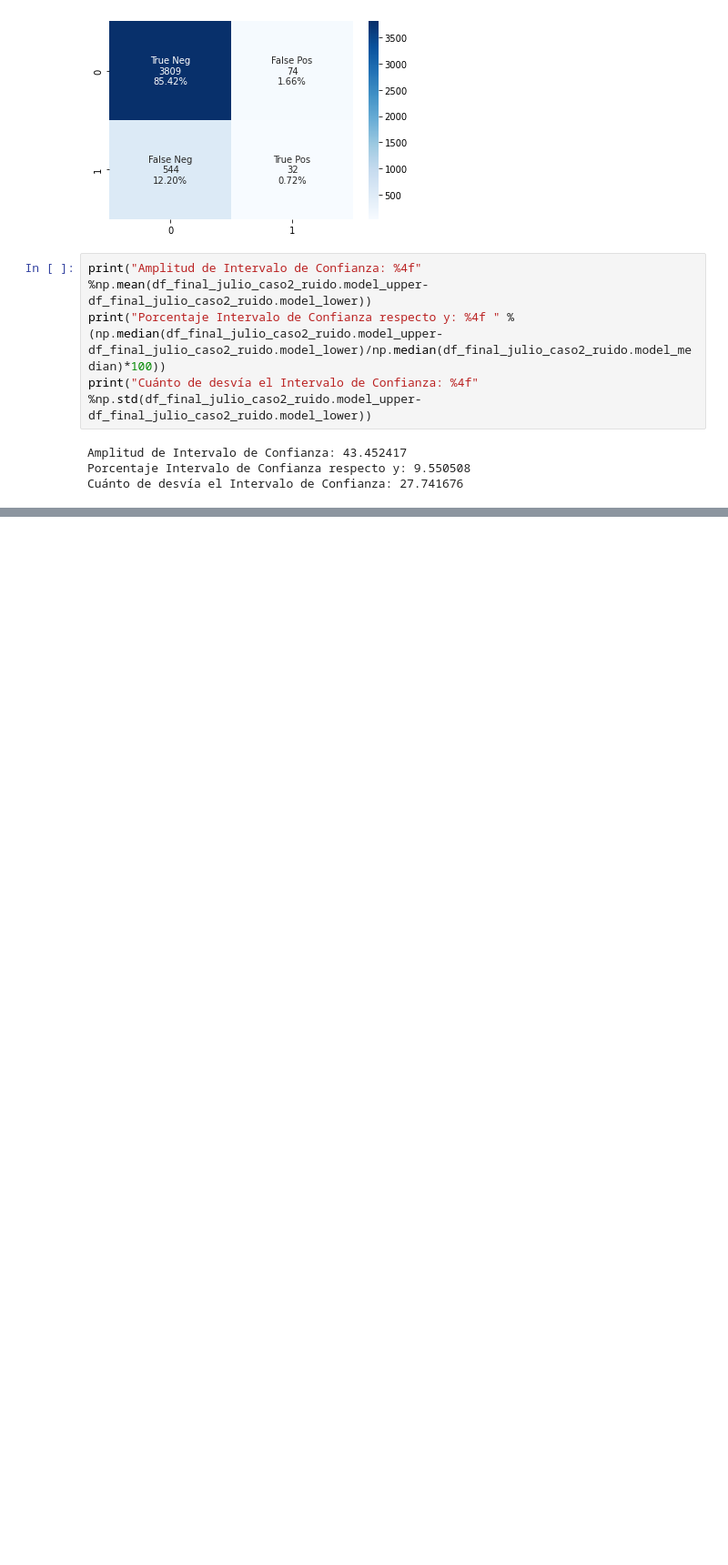
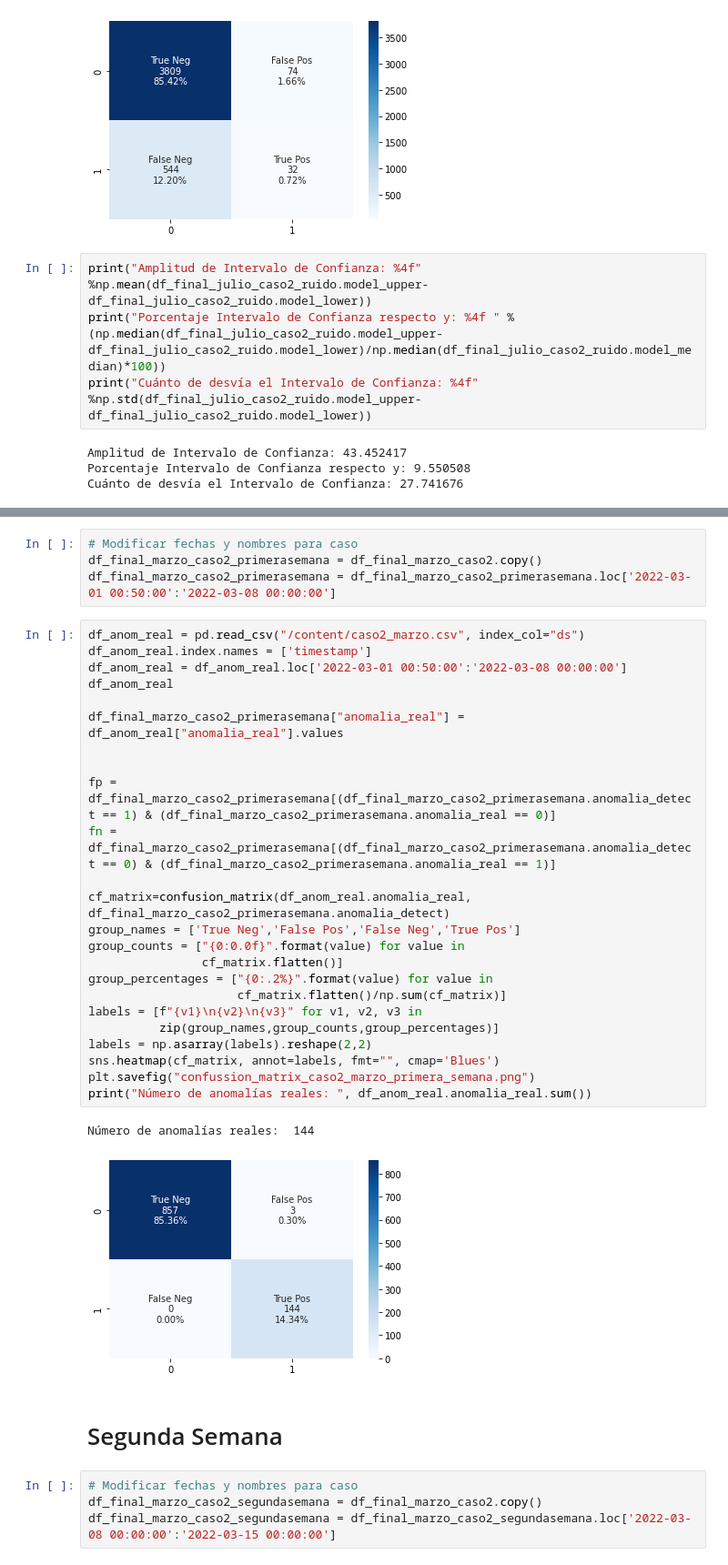
Before and after one commit to alvarofvillar/trabajopruebas, a Jupyter notebook: Estudio_Completo_Precision_Elastic.ipynb, the cells around one changed output, grey strips where cells are left out. Shown at 91% size. Drawn from its saved outputs; the diff is of its cells as text; blank space fills up the shorter version.

```diff
--- a/Estudio_Completo_Precision_Elastic.ipynb
+++ b/Estudio_Completo_Precision_Elastic.ipynb
@@ -1128,0 +1546,37 @@ Cuánto de desvía el Intervalo de Confianza: 27.741676
+# %%
+# Modificar fechas y nombres para caso
+df_final_marzo_caso2_primerasemana = df_final_marzo_caso2.copy()
+df_final_marzo_caso2_primerasemana = df_final_marzo_caso2_primerasemana.loc['2022-03-01 00:50:00':'2022-03-08 00:00:00']
+# %%
+df_anom_real = pd.read_csv("/content/caso2_marzo.csv", index_col="ds")
+df_anom_real.index.names = ['timestamp']
+df_anom_real = df_anom_real.loc['2022-03-01 00:50:00':'2022-03-08 00:00:00']
+df_anom_real
+
+df_final_marzo_caso2_primerasemana["anomalia_real"] = df_anom_real["anomalia_real"].values
+
+
+fp = df_final_marzo_caso2_primerasemana[(df_final_marzo_caso2_primerasemana.anomalia_detect == 1) & (df_final_marzo_caso2_primerasemana.anomalia_real == 0)]
+fn = df_final_marzo_caso2_primerasemana[(df_final_marzo_caso2_primerasemana.anomalia_detect == 0) & (df_final_marzo_caso2_primerasemana.anomalia_real == 1)]
+
+cf_matrix=confusion_matrix(df_anom_real.anomalia_real, df_final_marzo_caso2_primerasemana.anomalia_detect)
+group_names = ['True Neg','False Pos','False Neg','True Pos']
+group_counts = ["{0:0.0f}".format(value) for value in
+                cf_matrix.flatten()]
+group_percentages = ["{0:.2%}".format(value) for value in
+                     cf_matrix.flatten()/np.sum(cf_matrix)]
+labels = [f"{v1}\n{v2}\n{v3}" for v1, v2, v3 in
+          zip(group_names,group_counts,group_percentages)]
+labels = np.asarray(labels).reshape(2,2)
+sns.heatmap(cf_matrix, annot=labels, fmt="", cmap='Blues')
+plt.savefig("confussion_matrix_caso2_marzo_primera_semana.png")
+print("Número de anomalías reales: ", df_anom_real.anomalia_real.sum())
+# %% [output]
+Número de anomalías reales:  144
+[figure, added]
+# %% [markdown]
+# Segunda Semana
+# %%
+# Modificar fechas y nombres para caso
+df_final_marzo_caso2_segundasemana = df_final_marzo_caso2.copy()
+df_final_marzo_caso2_segundasemana = df_final_marzo_caso2_segundasemana.loc['2022-03-08 00:00:00':'2022-03-15 00:00:00']
```
Also changed, not shown: parts of 39 cells of this notebook.
